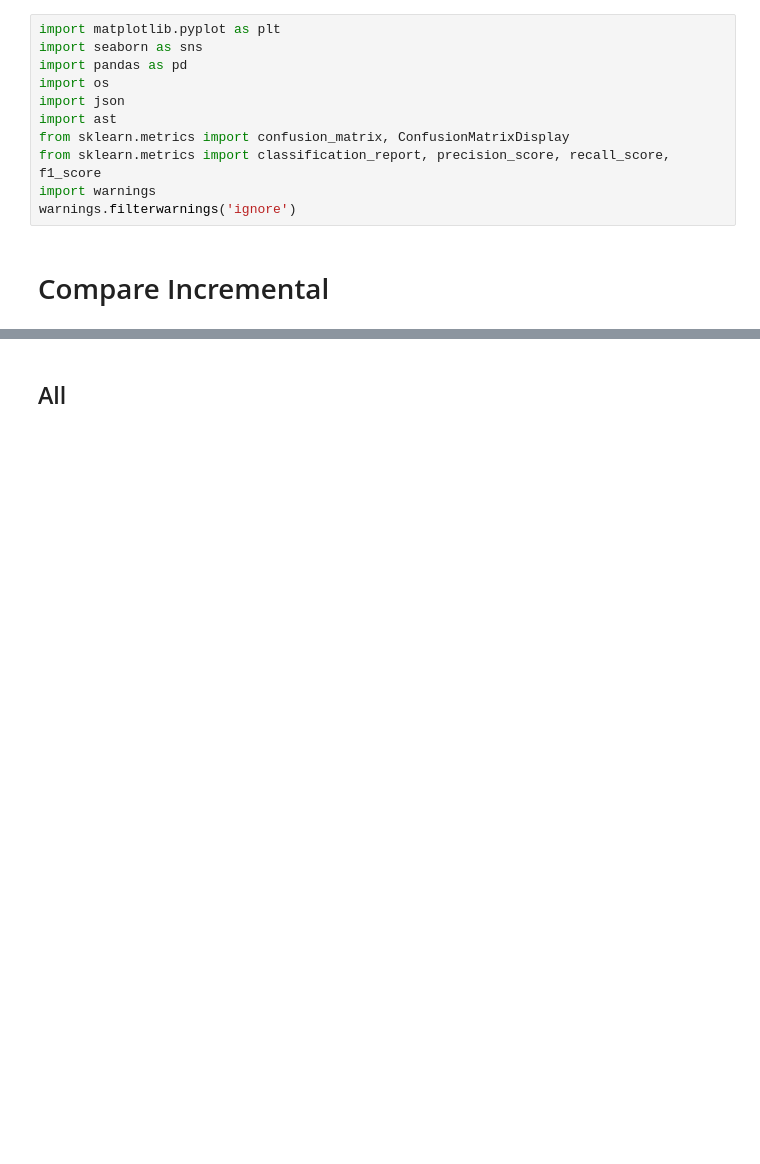
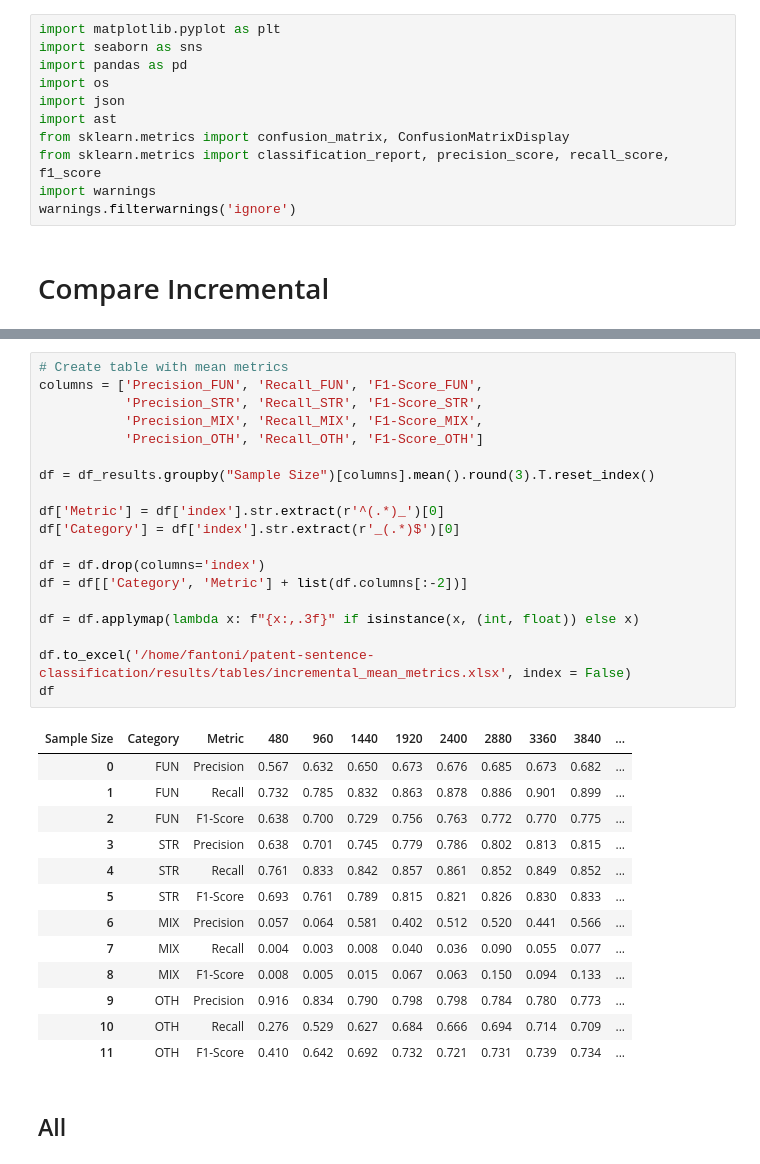
Before and after one commit to Marco-Consoloni/patent-sentence-classification, a Jupyter notebook: evaluate_incremental.ipynb, the cells around one changed output, grey strips where cells are left out. Cells and saved outputs as stored; diff of their text form; blank space fills up the shorter version.

```diff
--- a/evaluate_incremental.ipynb
+++ b/evaluate_incremental.ipynb
@@ -72,3 +94,36 @@ results_df
+# %%
+# Create table with mean metrics
+columns = ['Precision_FUN', 'Recall_FUN', 'F1-Score_FUN',
+           'Precision_STR', 'Recall_STR', 'F1-Score_STR',
+           'Precision_MIX', 'Recall_MIX', 'F1-Score_MIX',
+           'Precision_OTH', 'Recall_OTH', 'F1-Score_OTH']
+
+df = df_results.groupby("Sample Size")[columns].mean().round(3).T.reset_index()
+
+df['Metric'] = df['index'].str.extract(r'^(.*)_')[0]
+df['Category'] = df['index'].str.extract(r'_(.*)$')[0]
+
+df = df.drop(columns='index')
+df = df[['Category', 'Metric'] + list(df.columns[:-2])]
+
+df = df.applymap(lambda x: f"{x:,.3f}" if isinstance(x, (int, float)) else x)
+
+df.to_excel('/home/fantoni/patent-sentence-classification/results/tables/incremental_mean_metrics.xlsx', index = False)
+df
+# %% [output]
+| Sample Size | Category | Metric | 480 | 960 | 1440 | 1920 | 2400 | 2880 | 3360 | 3840 | ... |
+| 0 | FUN | Precision | 0.567 | 0.632 | 0.650 | 0.673 | 0.676 | 0.685 | 0.673 | 0.682 | ... |
+| 1 | FUN | Recall | 0.732 | 0.785 | 0.832 | 0.863 | 0.878 | 0.886 | 0.901 | 0.899 | ... |
+| 2 | FUN | F1-Score | 0.638 | 0.700 | 0.729 | 0.756 | 0.763 | 0.772 | 0.770 | 0.775 | ... |
+| 3 | STR | Precision | 0.638 | 0.701 | 0.745 | 0.779 | 0.786 | 0.802 | 0.813 | 0.815 | ... |
+| 4 | STR | Recall | 0.761 | 0.833 | 0.842 | 0.857 | 0.861 | 0.852 | 0.849 | 0.852 | ... |
+| 5 | STR | F1-Score | 0.693 | 0.761 | 0.789 | 0.815 | 0.821 | 0.826 | 0.830 | 0.833 | ... |
+| 6 | MIX | Precision | 0.057 | 0.064 | 0.581 | 0.402 | 0.512 | 0.520 | 0.441 | 0.566 | ... |
+| 7 | MIX | Recall | 0.004 | 0.003 | 0.008 | 0.040 | 0.036 | 0.090 | 0.055 | 0.077 | ... |
+| 8 | MIX | F1-Score | 0.008 | 0.005 | 0.015 | 0.067 | 0.063 | 0.150 | 0.094 | 0.133 | ... |
+| 9 | OTH | Precision | 0.916 | 0.834 | 0.790 | 0.798 | 0.798 | 0.784 | 0.780 | 0.773 | ... |
+| 10 | OTH | Recall | 0.276 | 0.529 | 0.627 | 0.684 | 0.666 | 0.694 | 0.714 | 0.709 | ... |
+| 11 | OTH | F1-Score | 0.410 | 0.642 | 0.692 | 0.732 | 0.721 | 0.731 | 0.739 | 0.734 | ... |
 # %% [markdown]
 ## All
 # %%
```
Also changed, not shown: parts of 6 cells of this notebook, 1 other file.
